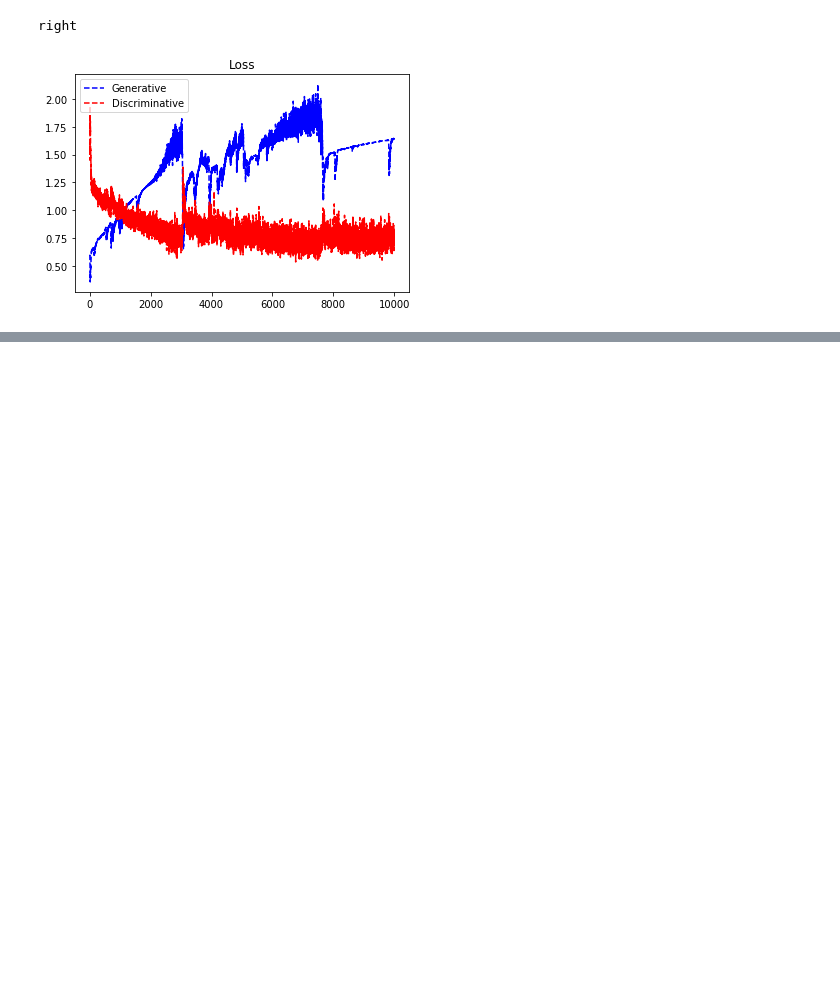
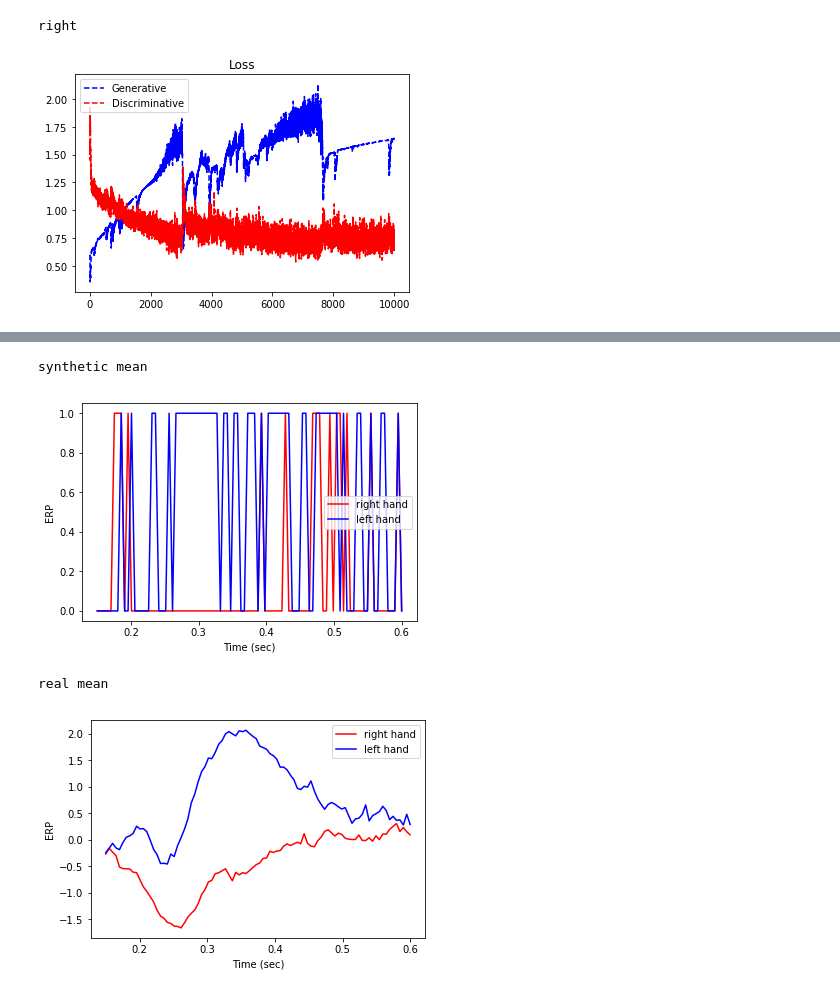
Before and after one commit to dberma02/GAN_for_Synthetic_EEG_Data, a Jupyter notebook: code/Experiment.ipynb, the cells around one changed output, grey strips where cells are left out. Saved outputs shown, nothing was run; the diff lists cells and outputs as text; code cells hidden in the pictures; blank space fills up the shorter version.

```diff
--- a/code/Experiment.ipynb
+++ b/code/Experiment.ipynb
@@ -158,0 +240,7 @@ experiment()
+# %%
+plot_real_and_syn(left_res, right_res, left_real, right_real)
+# %% [output]
+synthetic mean
+[figure, added]
+real mean
+[figure, added]
```
Also changed, not shown: parts of 9 cells of this notebook, 2 other files.
